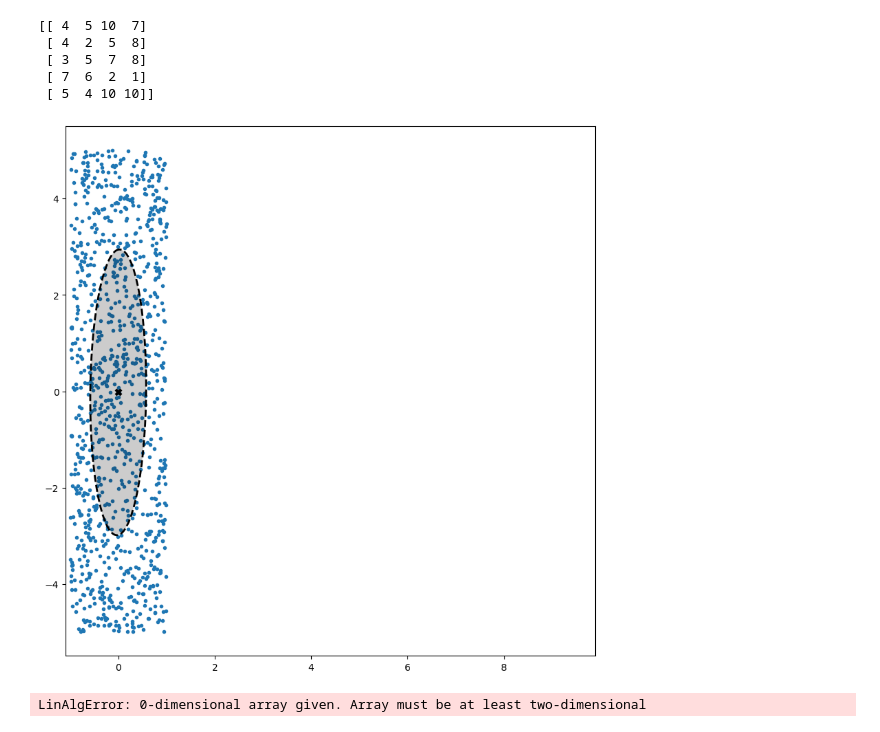
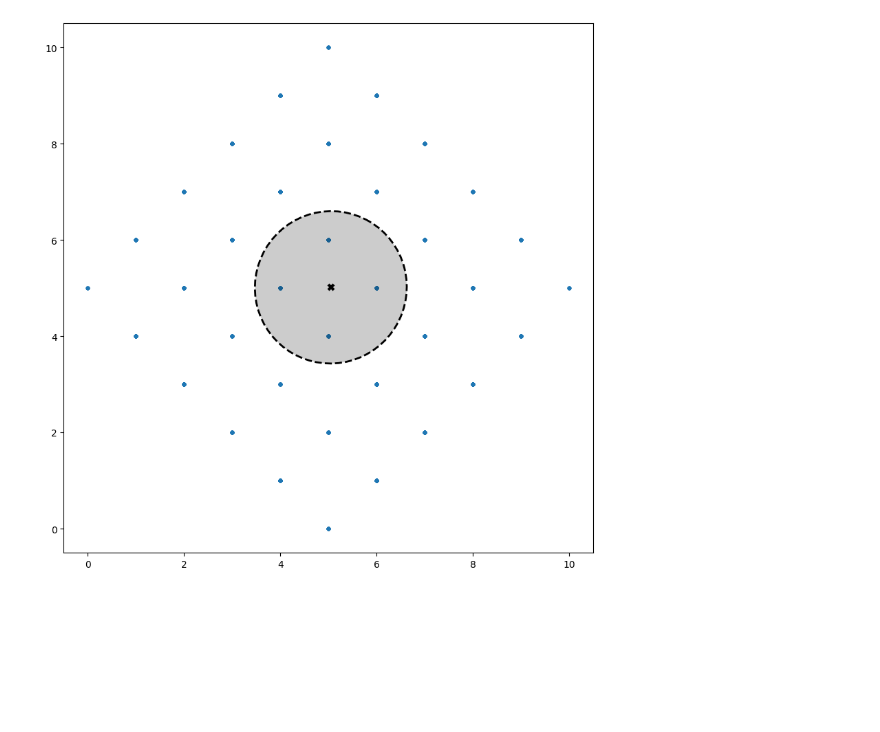
Before and after one commit to Haasa1/ICneuro, a Jupyter notebook: RandomWalk_2D.ipynb, the cells around one changed output. Cells and saved outputs as stored; diff of their text form; code cells hidden in the pictures; blank space fills up the shorter version.

Commit message:
working in randomwalk2D.piynb

```diff
--- a/RandomWalk_2D.ipynb
+++ b/RandomWalk_2D.ipynb
@@ -8,9 +8,10 @@ import random
 
 
 # gerando posicioes aleatorias
-r = 2*np.random.random((1000,2))-1
-r[:,0] = r[:,0]*1
-r[:,1] = r[:,1]*5
+#r = 2*np.random.random((1000,2))-1
+#r[:,0] = r[:,0]*1
+#r[:,1] = r[:,1]*5
+#print(r)
 # %%
 def Tamanho_da_Caminhada(L):
     """
@@ -99,14 +100,6 @@ def Caminhada_Aleatoria_2D_de_max_T(L,N,T_values):
     return np.array(x_list),np.array(y_list)
 # %%
 T_values = [5,10,500,1000] # lista organizada e em ordem crescente
-N        = 5 # Número de passos em cada caminhada
+N        = 10000 # Número de passos em cada caminhada
 L        = 11 # Dimenções de Lattice
 lista_x,lista_y = Caminhada_Aleatoria_2D_de_max_T(L,N,T_values)
-
-print(lista_x)
-# %% [output]
-[[ 4  5 10  7]
- [ 4  2  5  8]
- [ 3  5  7  8]
- [ 7  6  2  1]
- [ 5  4 10 10]]
@@ -118,22 +106,25 @@ r_T_1000 = []
+# %%
+r_T_5    = np.column_stack((lista_x[:,0],lista_y[:,0]))
+r_T_10   = np.column_stack((lista_x[:,1],lista_y[:,1]))
+r_T_500  = np.column_stack((lista_x[:,2],lista_y[:,2]))
+r_T_1000 = np.column_stack((lista_x[:,3],lista_y[:,3]))
 # %%
-r_mean, r_cov, r_dispersion, r_eigdir = misc.calc_dispersion(r) #exemple
-
-fig,ax = plt.subplots(nrows=1,ncols=1,figsize=(10,10))
-
-pltt.plot_trajectory_points(r,ax=ax,use_scatter=False,linestyle='none',marker='.')
-pltt.plot_dispersion(r_mean,r_eigdir,r_dispersion,ax=ax,zorder=1000,facecolor=np.array((0,0,0,0.2)))
-plt.axis('square')
-plt.show()
+#r_mean, r_cov, r_dispersion, r_eigdir = misc.calc_dispersion(r) #exemple
+#
+#fig,ax = plt.subplots(nrows=1,ncols=1,figsize=(10,10))
+#
+#pltt.plot_trajectory_points(r,ax=ax,use_scatter=False,linestyle='none',marker='.')
+#pltt.plot_dispersion(r_mean,r_eigdir,r_dispersion,ax=ax,zorder=1000,facecolor=np.array((0,0,0,0.2)))
+#plt.axis('square')
+#plt.show()
-# %% [output]
-[figure, removed]
 # %%
-r_mean, r_cov, r_dispersion, r_eigdir = misc.calc_dispersion()
+r_mean, r_cov, r_dispersion, r_eigdir = misc.calc_dispersion(r_T_5)
 
 fig,ax = plt.subplots(nrows=1,ncols=1,figsize=(10,10))
 
-pltt.plot_trajectory_points(r,ax=ax,use_scatter=False,linestyle='none',marker='.')
+pltt.plot_trajectory_points(r_T_5,ax=ax,use_scatter=False,linestyle='none',marker='.')
 pltt.plot_dispersion(r_mean,r_eigdir,r_dispersion,ax=ax,zorder=1000,facecolor=np.array((0,0,0,0.2)))
 plt.axis('square')
 plt.show()
 # %% [output]
-LinAlgError: 0-dimensional array given. Array must be at least two-dimensional
+[figure, added]
```
Also changed, not shown: parts of 6 cells of this notebook.
